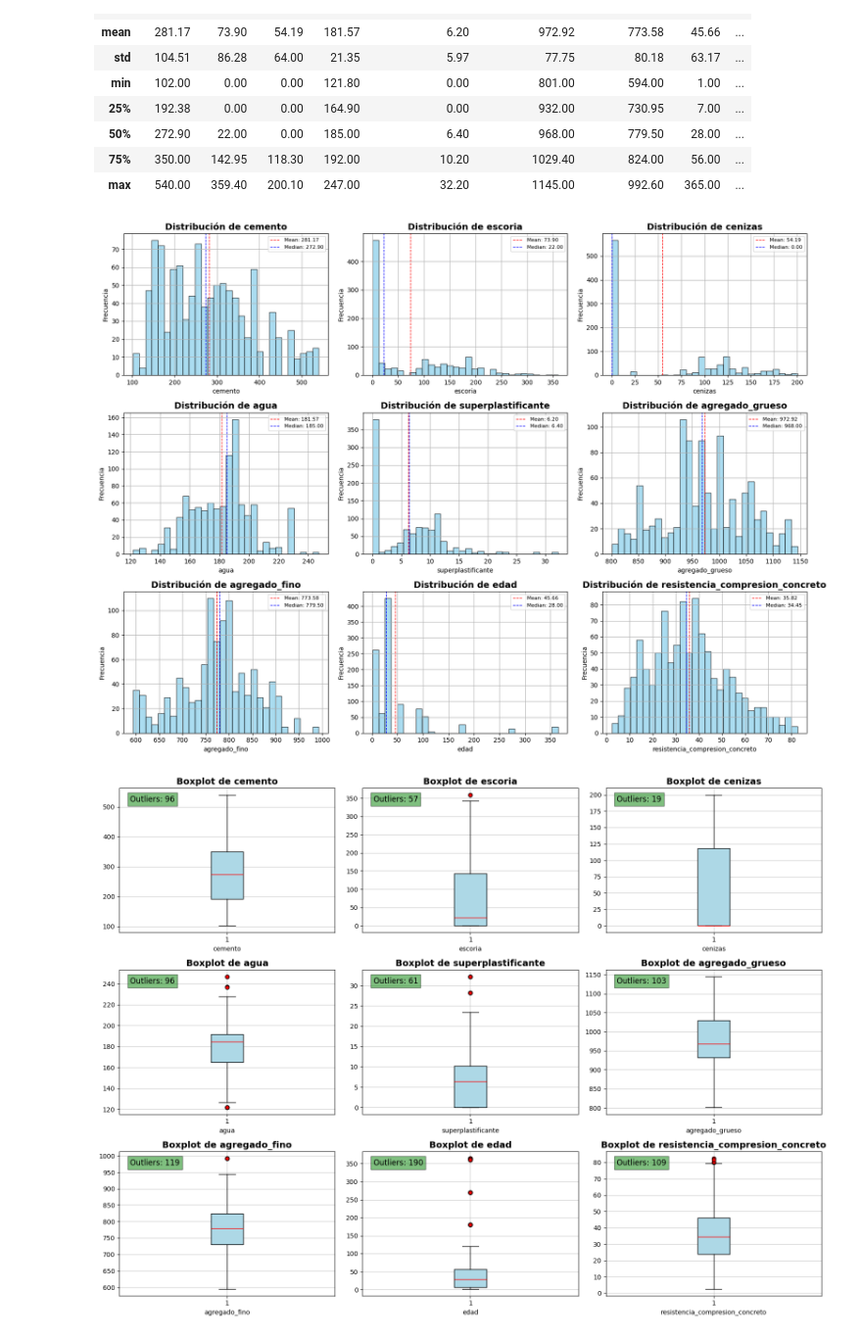
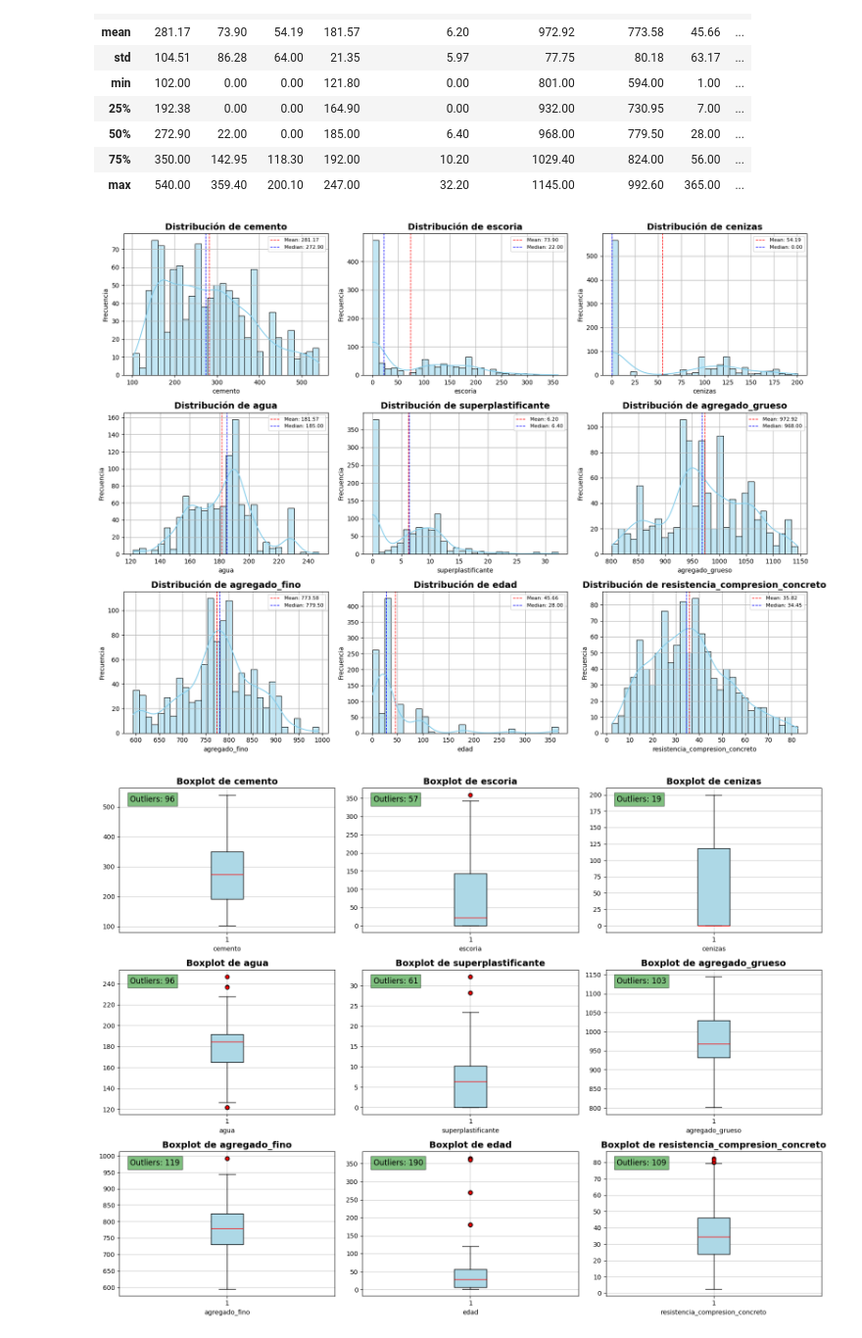
Before and after one commit to fjmucho/iAx, a Jupyter notebook: ML-e02 Red-Neuronal - Resistencia a la compresion de hormigon.ipynb, the cells around one changed output. Shown at 98% size. Saved outputs shown, nothing was run; the diff lists cells and outputs as text; code cells hidden in the pictures.

Commit message:
refactoring concrete stre...

```diff
--- a/ML-e02 Red-Neuronal - Resistencia a la compresion de hormigon.ipynb
+++ b/ML-e02 Red-Neuronal - Resistencia a la compresion de hormigon.ipynb
@@ -63,3 +78,6 @@ plt.rcParams['font.size'] = 10
 <h3> 1. <svg xmlns="http://www.w3.org/2000/svg" width="20" height="20" fill="currentColor" class="bi bi-cloud-arrow-up-fill" viewBox="0 0 16 16">
   <path d="M8 2a5.53 5.53 0 0 0-3.594 1.342c-.766.66-1.321 1.52-1.464 2.383C1.266 6.095 0 7.555 0 9.318 0 11.366 1.708 13 3.781 13h8.906C14.502 13 16 11.57 16 9.773c0-1.636-1.242-2.969-2.834-3.194C12.923 3.999 10.69 2 8 2m2.354 5.146a.5.5 0 0 1-.708.708L8.5 6.707V10.5a.5.5 0 0 1-1 0V6.707L6.354 7.854a.5.5 0 1 1-.708-.708l2-2a.5.5 0 0 1 .708 0z"/>
 </svg> Carga y preparacion de datos (data) </h3>
+# %%
+concrete_data = pd.read_csv('data/Concrete_Data.csv', sep=';')
+display( concrete_data.head(5) )
@@ -66,8 +91,5 @@ plt.rcParams['font.size'] = 10
 # %%
-data = pd.read_csv('data/Concrete_Data.csv', sep=';')
-display( data.head(5) )
-
-data = data.rename(columns={
+concrete_data = concrete_data.rename(columns={
     'Cement (component 1)(kg in a m^3 mixture)': 'cemento',
     'Blast Furnace Slag (component 2)(kg in a m^3 mixture)': 'escoria',
     'Fly Ash (component 3)(kg in a m^3 mixture)': 'cenizas',
@@ -78,6 +100,6 @@ data = data.rename(columns={
     'Age (day)': 'edad',
     'Concrete compressive strength(MPa, megapascals) ': 'resistencia_compresion_concreto',
     })
-# data = data.drop(columns=['N° Radiografía', 'Sexo'], axis=1)
-display( data )
+# concrete_data = concrete_data.drop(columns=['N° Radiografía', 'Sexo'], axis=1)
+display( concrete_data.head() )
 # %% [output]
@@ -172,8 +201,8 @@ def plot_distribution_data(data):
     axes = axes.ravel()  # Flatten the axes array for easy iteration
 
     for i, column in enumerate(data.columns):
-        axes[i].hist(data[column], bins=30, edgecolor='black', color="skyblue", alpha=0.7)
-        # sns.histplot(data[column], kde=True, stat="count", bins=30, color='skyblue', edgecolor='black', ax=axes[i])
+        # axes[i].hist(data[column], bins=30, edgecolor='black', color="skyblue", alpha=0.7)
+        sns.histplot(data[column], kde=True, stat="count", bins=30, color='skyblue', edgecolor='black', ax=axes[i])
         # sns.kdeplot(data[column], color='red', ax=axes[i])
         axes[i].set_title(f'Distribución de {column}', fontsize=14, fontweight='bold')
         axes[i].set_xlabel(column)
@@ -222,7 +251,7 @@ def plot_boxplot_data(data):
     plt.tight_layout()
     plt.show()
 # %%
-plot_distribution_data(data)
+plot_distribution_data(concrete_data)
 # %% [output]
-[figure, old version]
+[figure, new version]
 # %%
```
Also changed, not shown: parts of 36 cells of this notebook, 2 other files.
